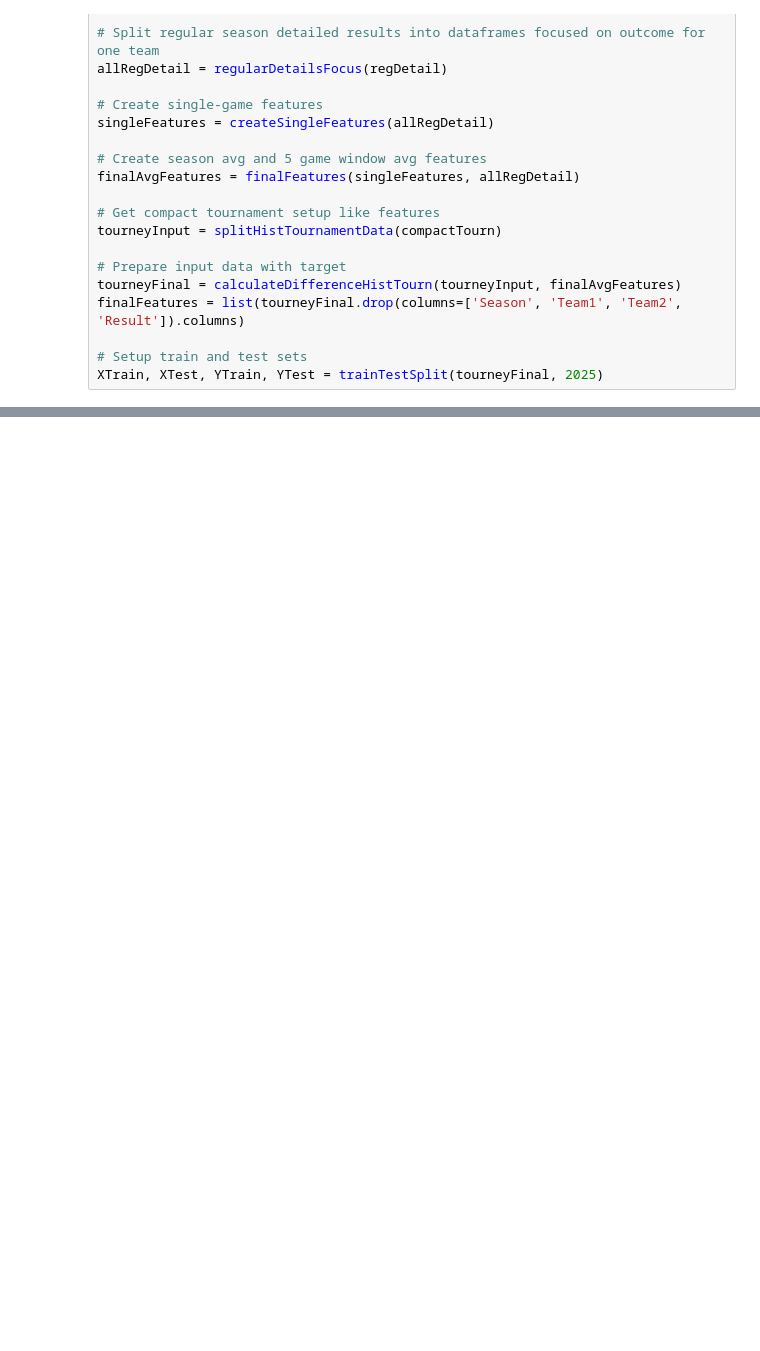
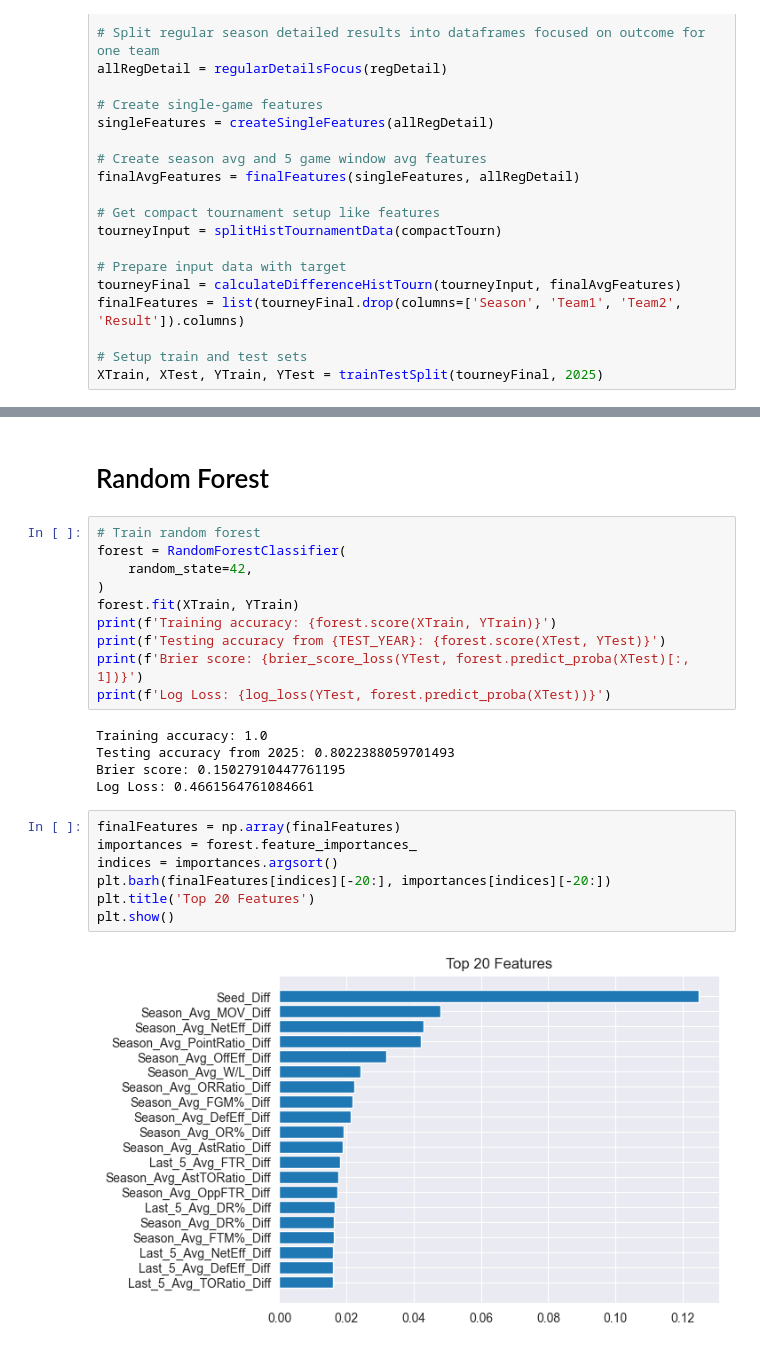
Before and after one commit to tkjonesy/March-Madness-Machine-Learning, a Jupyter notebook: March-Madness-2026.ipynb, the cells around one changed output, grey strips where cells are left out. Saved outputs shown, nothing was run; the diff lists cells and outputs as text; blank space fills up the shorter version.

Commit message:
Added random forest classifier

```diff
--- a/March-Madness-2026.ipynb
+++ b/March-Madness-2026.ipynb
@@ -300,0 +307,26 @@ print(len(finalFeatures))
+# %% [markdown]
+# Random Forest
+# %%
+# Train random forest
+forest = RandomForestClassifier(
+    random_state=42,
+)
+forest.fit(XTrain, YTrain)
+print(f'Training accuracy: {forest.score(XTrain, YTrain)}')
+print(f'Testing accuracy from {TEST_YEAR}: {forest.score(XTest, YTest)}')
+print(f'Brier score: {brier_score_loss(YTest, forest.predict_proba(XTest)[:, 1])}')
+print(f'Log Loss: {log_loss(YTest, forest.predict_proba(XTest))}')
+# %% [output]
+Training accuracy: 1.0
+Testing accuracy from 2025: 0.8022388059701493
+Brier score: 0.15027910447761195
+Log Loss: 0.4661564761084661
+# %%
+finalFeatures = np.array(finalFeatures)
+importances = forest.feature_importances_
+indices = importances.argsort()
+plt.barh(finalFeatures[indices][-20:], importances[indices][-20:])
+plt.title('Top 20 Features')
+plt.show()
+# %% [output]
+[figure, added]
```
Also changed, not shown: parts of 2 cells of this notebook, 11 other files.
